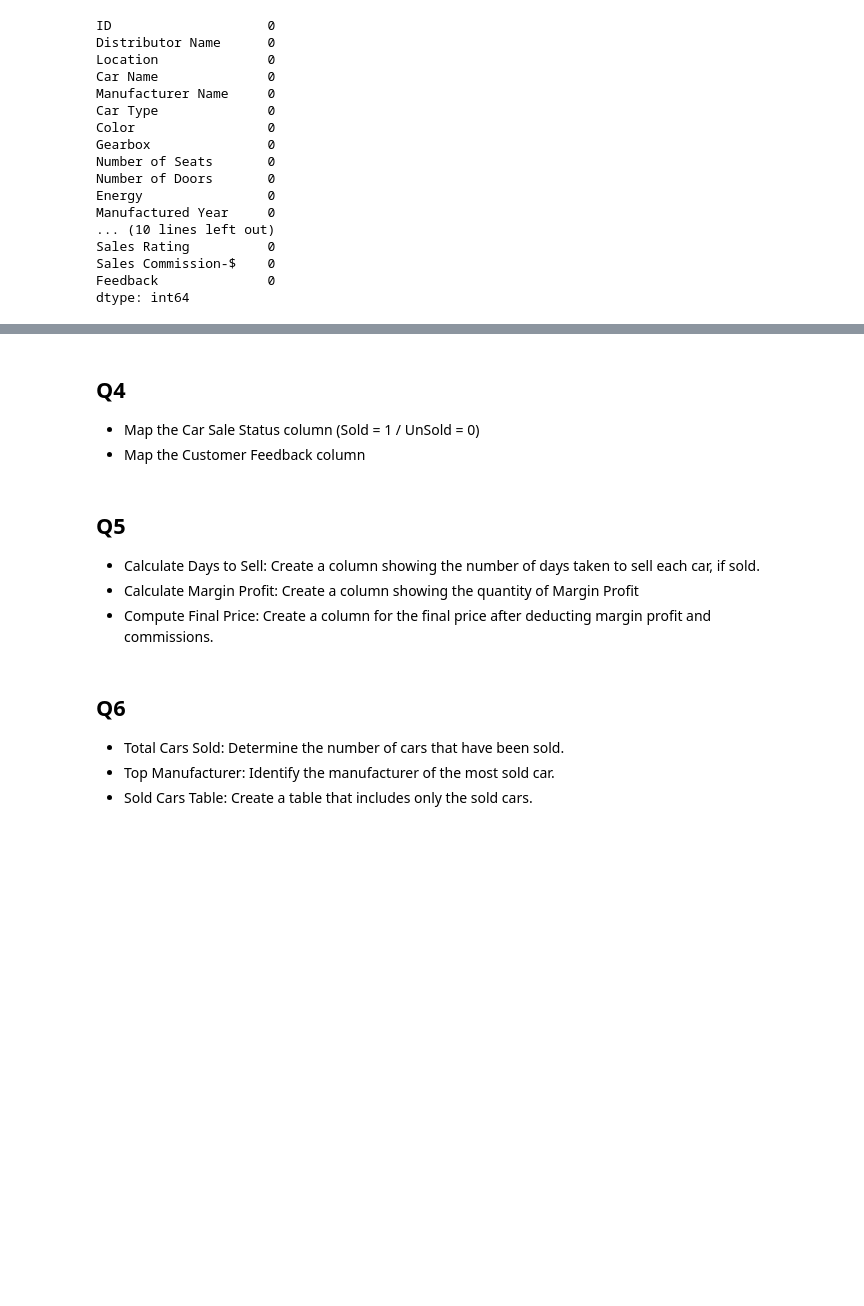
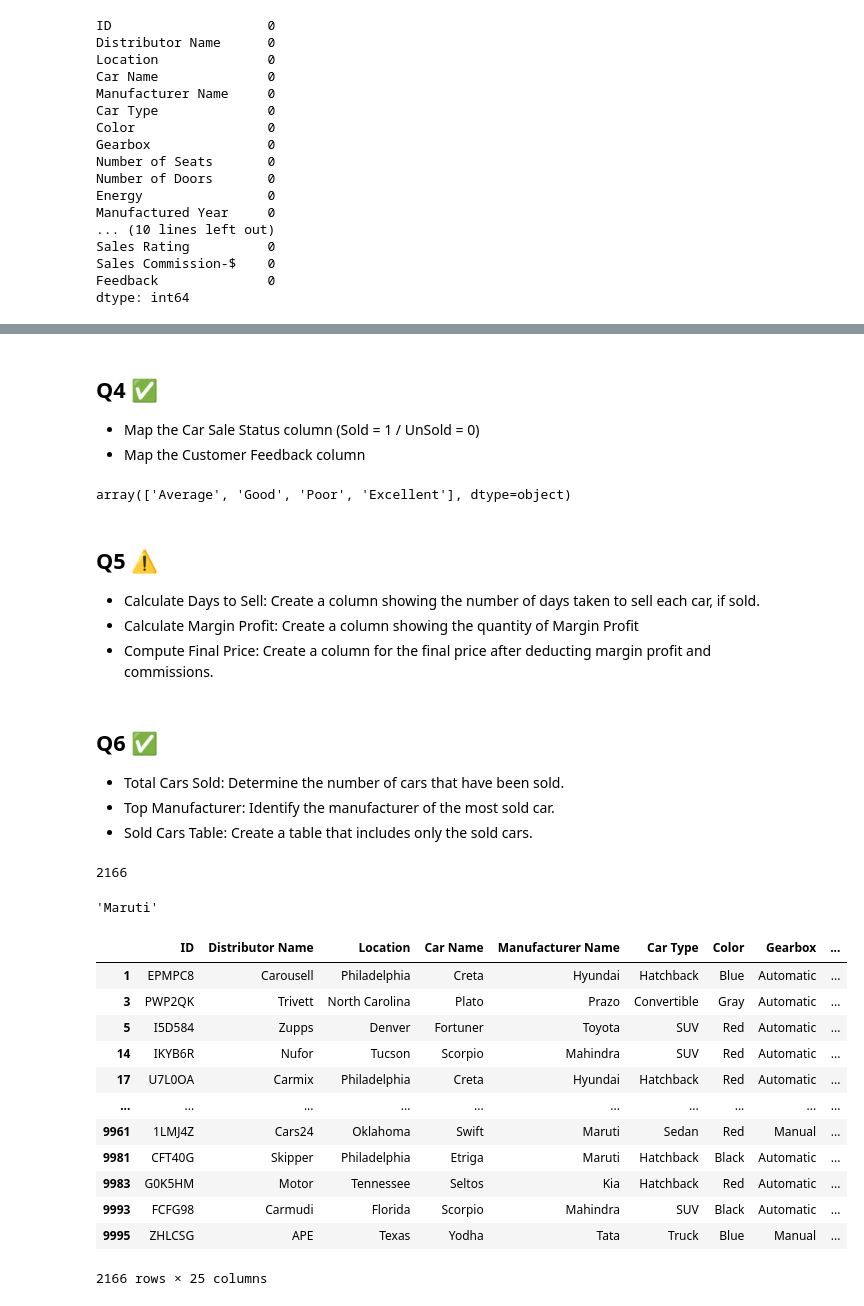
Before and after one commit to 3iraqi-0/mohamed_eleraqi_pandas_task_3, a Jupyter notebook: Used Cars Task.ipynb, the cells around one changed output, grey strips where cells are left out. Cells and saved outputs as stored; diff of their text form; code cells hidden in the pictures; blank space fills up the shorter version.

```diff
--- a/Used Cars Task.ipynb
+++ b/Used Cars Task.ipynb
@@ -116,4 +159,4 @@ dtype: int64
 # %% [markdown]
-## Q4
+## Q4 ✅
 *  Map the Car Sale Status column (Sold = 1 / UnSold = 0)
 *  Map the Customer Feedback column
@@ -119,0 +165,4 @@ dtype: int64
+# %%
+df["Feedback"].unique()
+# %% [output]
+array(['Average', 'Good', 'Poor', 'Excellent'], dtype=object)
@@ -120,11 +171,39 @@ dtype: int64
 # %% [markdown]
-## Q5
+## Q5 ⚠
 * Calculate Days to Sell: Create a column showing the number of days taken to sell each car, if sold.
 * Calculate Margin Profit: Create a column showing the quantity of Margin Profit
 * Compute Final Price: Create a column for the final price after deducting margin profit and commissions.
 # %% [markdown]
-## Q6
+## Q6 ✅
 * Total Cars Sold: Determine the number of cars that have been sold.
 * Top Manufacturer: Identify the manufacturer of the most sold car.
 * Sold Cars Table: Create a table that includes only the sold cars.
+# %%
+# Total Car Sold
+df["Car Sale Status"].sum()
+# %% [output]
+2166
+# %%
+# Top Manufacturer most sold
+df.loc[df["Car Sale Status"]==1,["Manufacturer Name"]].describe().values[2][0]
+# %% [output]
+'Maruti'
+# %%
+# Sold Car Table
+sold_cars=df.loc[df["Car Sale Status"]==1]
+sold_cars
+# %% [output]
+|  | ID | Distributor Name | Location | Car Name | Manufacturer Name | Car Type | Color | Gearbox | ... |
+| 1 | EPMPC8 | Carousell | Philadelphia | Creta | Hyundai | Hatchback | Blue | Automatic | ... |
+| 3 | PWP2QK | Trivett | North Carolina | Plato | Prazo | Convertible | Gray | Automatic | ... |
+| 5 | I5D584 | Zupps | Denver | Fortuner | Toyota | SUV | Red | Automatic | ... |
+| 14 | IKYB6R | Nufor | Tucson | Scorpio | Mahindra | SUV | Red | Automatic | ... |
+| 17 | U7L0OA | Carmix | Philadelphia | Creta | Hyundai | Hatchback | Red | Automatic | ... |
+| ... | ... | ... | ... | ... | ... | ... | ... | ... | ... |
+| 9961 | 1LMJ4Z | Cars24 | Oklahoma | Swift | Maruti | Sedan | Red | Manual | ... |
+| 9981 | CFT40G | Skipper | Philadelphia | Etriga | Maruti | Hatchback | Black | Automatic | ... |
+| 9983 | G0K5HM | Motor | Tennessee | Seltos | Kia | Hatchback | Red | Automatic | ... |
+| 9993 | FCFG98 | Carmudi | Florida | Scorpio | Mahindra | SUV | Black | Automatic | ... |
+| 9995 | ZHLCSG | APE | Texas | Yodha | Tata | Truck | Blue | Manual | ... |
+2166 rows × 25 columns
 # %% [markdown]
```
Also changed, not shown: parts of 15 cells of this notebook, 6 other files.
